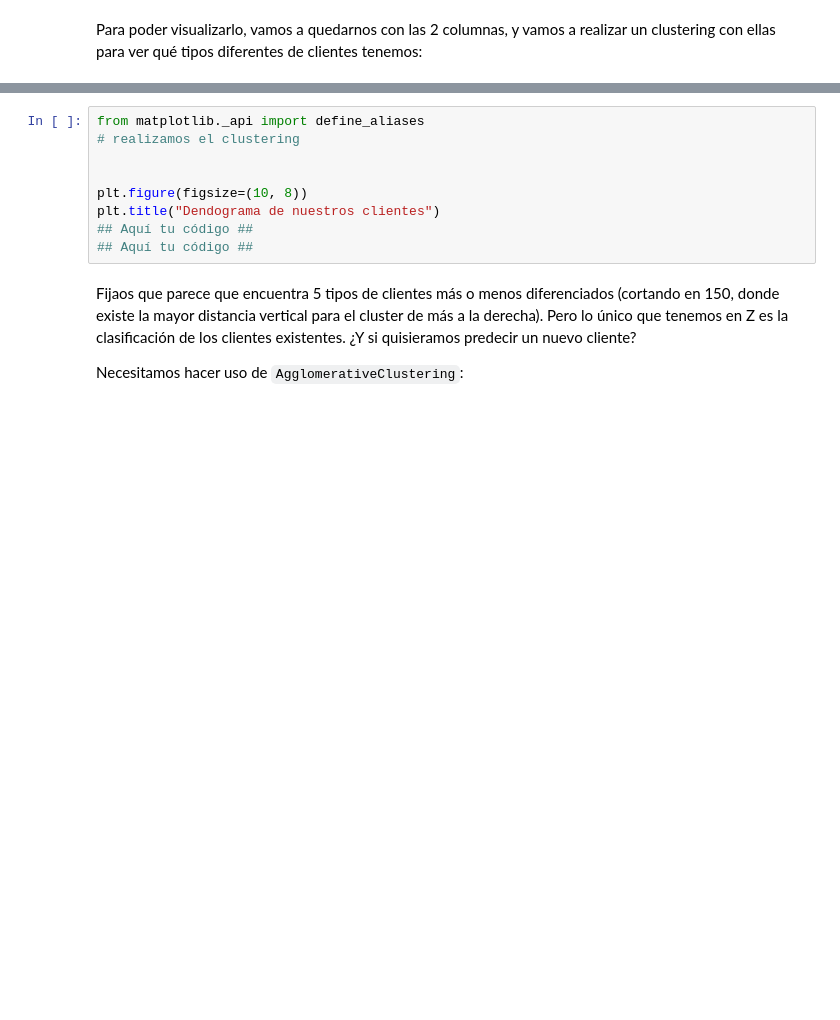
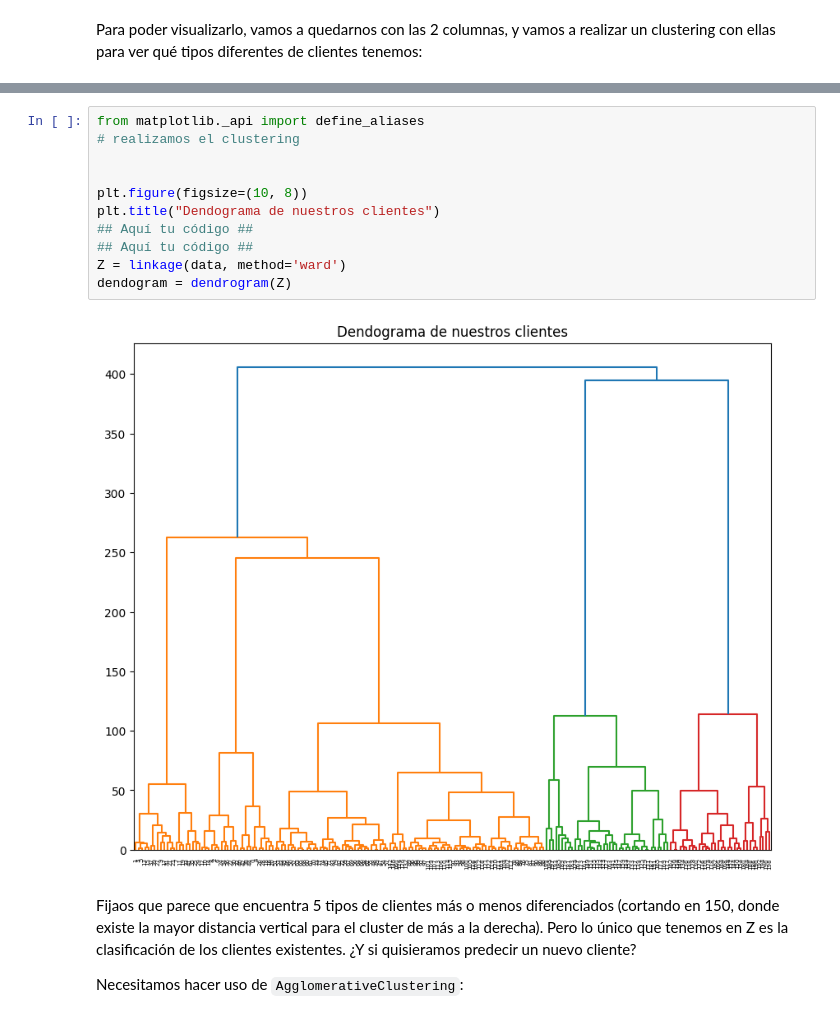
Before and after one commit to osoria80/06MIAR-Aprendizaje-No-Supervisado, a Jupyter notebook: T2_2_Métodos_de_clustering_jerárquico.ipynb, the cells around one changed output, grey strips where cells are left out. Cells and saved outputs as stored; diff of their text form; blank space fills up the shorter version.

```diff
--- a/T2_2_Métodos_de_clustering_jerárquico.ipynb
+++ b/T2_2_Métodos_de_clustering_jerárquico.ipynb
@@ -222,12 +294,16 @@ print(data[:10])
 # %%
 from matplotlib._api import define_aliases
 # realizamos el clustering
 
 
 plt.figure(figsize=(10, 8))
 plt.title("Dendograma de nuestros clientes")
 ## Aquí tu código ##
 ## Aquí tu código ##
+Z = linkage(data, method='ward')
+dendogram = dendrogram(Z)
+# %% [output]
+[figure, added]
 # %% [markdown]
 Fijaos que parece que encuentra 5 tipos de clientes más o menos diferenciados (cortando en 150, donde existe la mayor distancia vertical para el cluster de más a la derecha). Pero lo único que tenemos en Z es la clasificación de los clientes existentes. ¿Y si quisieramos predecir un nuevo cliente?
 
```
Also changed, not shown: parts of 12 cells of this notebook.
